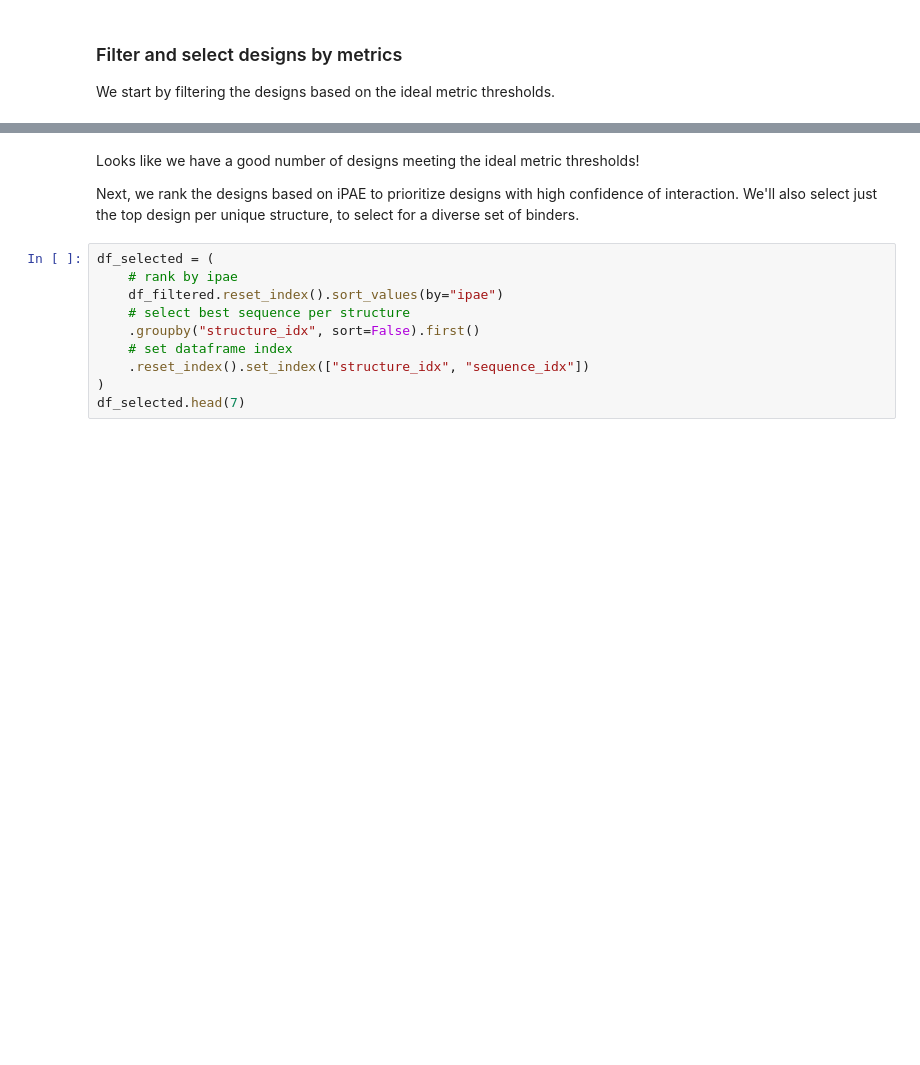
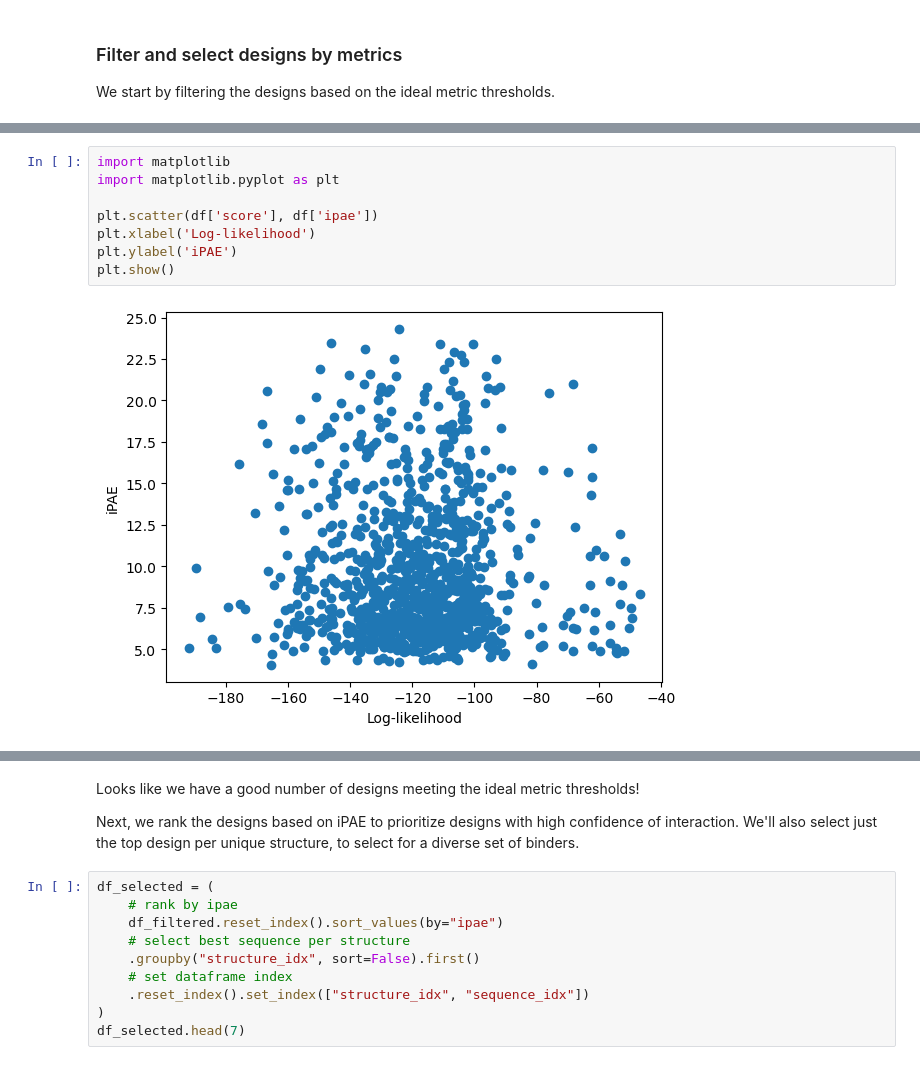
Before and after one commit to OpenProteinAI/openprotein-docs, a Jupyter notebook: source/walkthroughs/Nanobody_binder_design_with_BoltzGen.ipynb, the cells around one changed output, grey strips where cells are left out. Cells and saved outputs as stored; diff of their text form; blank space fills up the shorter version.

```diff
--- a/source/walkthroughs/Nanobody_binder_design_with_BoltzGen.ipynb
+++ b/source/walkthroughs/Nanobody_binder_design_with_BoltzGen.ipynb
@@ -589,3 +709,13 @@ We start by filtering the designs based on the ideal metric thresholds.
+# %%
+import matplotlib
+import matplotlib.pyplot as plt
+
+plt.scatter(df['score'], df['ipae'])
+plt.xlabel('Log-likelihood')
+plt.ylabel('iPAE')
+plt.show()
+# %% [output]
+[figure, added]
 # %%
 df_filtered = df[
     (df["rmsd"] < 2.5)
```
Also changed, not shown: parts of 26 cells of this notebook.
